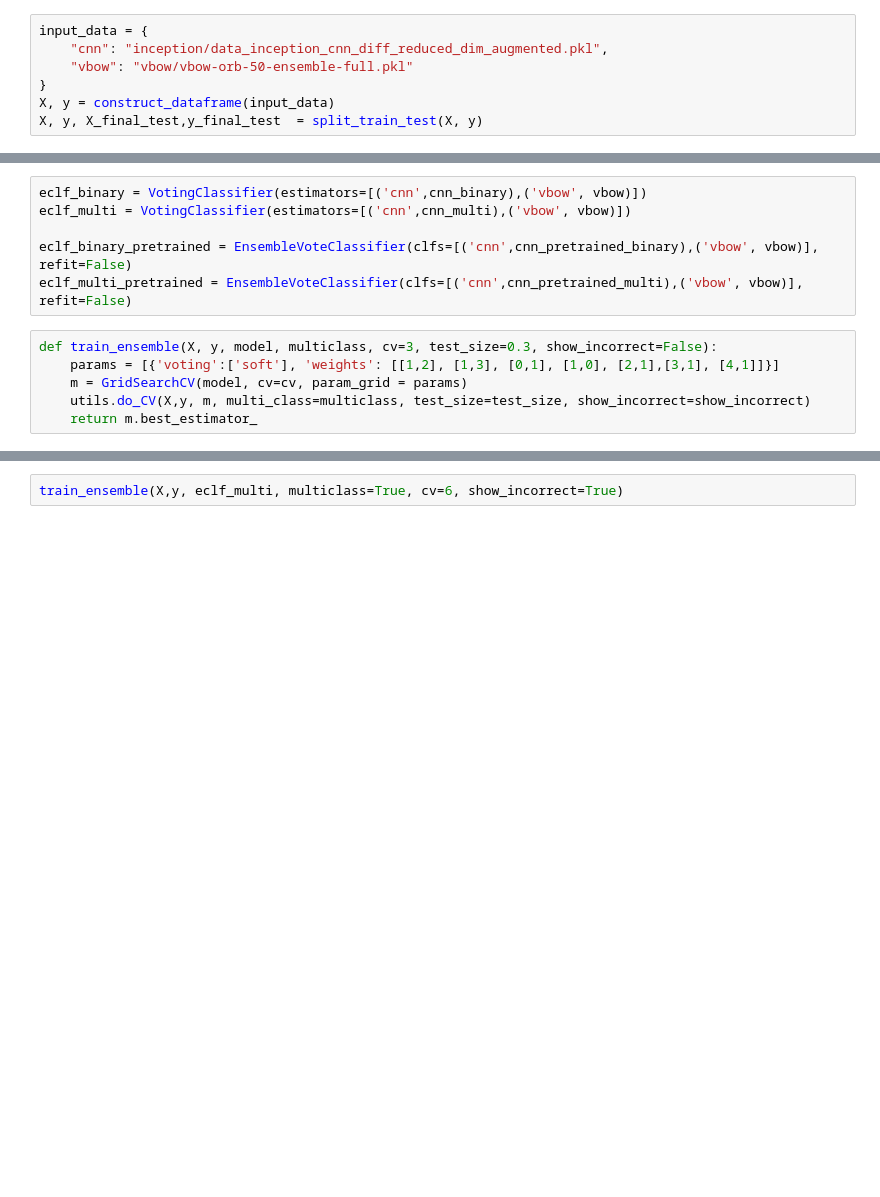
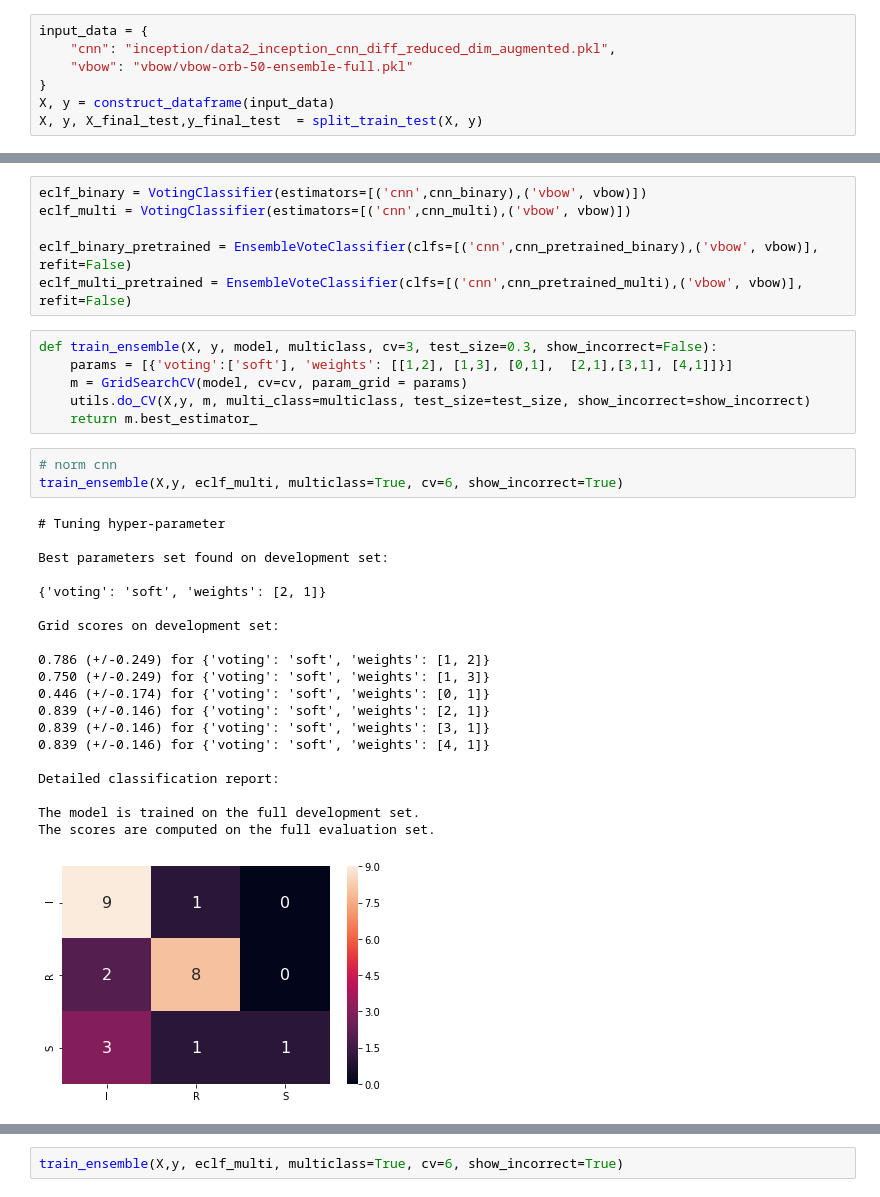
Before and after one commit to annamerk/crmo-diagnosis-using-mri, a Jupyter notebook: Ensemble Voter.ipynb, the cells around one changed output, grey strips where cells are left out. Saved outputs shown, nothing was run; the diff lists cells and outputs as text; blank space fills up the shorter version.

Commit message:
normalize image size

```diff
--- a/Ensemble Voter.ipynb
+++ b/Ensemble Voter.ipynb
@@ -47,7 +59,7 @@ pickle.dump(d, open("vbow/vbow-orb-50-ensemble-full.pkl", 'wb'))
 '\nimport pickle\nd = pd.read_pickle("vbow/vbow-orb-50-ensemble-full.pkl")\nd.index = d.index.str.replace(".tif", "")\npickle.dump(d, open("vbow/vbow-orb-50-ensemble-full.pkl", \'wb\'))\n'
 # %%
 input_data = {
-    "cnn": "inception/data_inception_cnn_diff_reduced_dim_augmented.pkl",
+    "cnn": "inception/data2_inception_cnn_diff_reduced_dim_augmented.pkl",
     "vbow": "vbow/vbow-orb-50-ensemble-full.pkl"
 }
 X, y = construct_dataframe(input_data)
@@ -109,7 +121,31 @@ eclf_binary_pretrained = EnsembleVoteClassifier(clfs=[('cnn',cnn_pretrained_bina
 eclf_multi_pretrained = EnsembleVoteClassifier(clfs=[('cnn',cnn_pretrained_multi),('vbow', vbow)], refit=False)
 # %%
 def train_ensemble(X, y, model, multiclass, cv=3, test_size=0.3, show_incorrect=False):
-    params = [{'voting':['soft'], 'weights': [[1,2], [1,3], [0,1], [1,0], [2,1],[3,1], [4,1]]}]
+    params = [{'voting':['soft'], 'weights': [[1,2], [1,3], [0,1],  [2,1],[3,1], [4,1]]}]
     m = GridSearchCV(model, cv=cv, param_grid = params)
     utils.do_CV(X,y, m, multi_class=multiclass, test_size=test_size, show_incorrect=show_incorrect)
     return m.best_estimator_
+# %%
+# norm cnn
+train_ensemble(X,y, eclf_multi, multiclass=True, cv=6, show_incorrect=True)
+# %% [output]
+# Tuning hyper-parameter
+
+Best parameters set found on development set:
+
+{'voting': 'soft', 'weights': [2, 1]}
+
+Grid scores on development set:
+
+0.786 (+/-0.249) for {'voting': 'soft', 'weights': [1, 2]}
+0.750 (+/-0.249) for {'voting': 'soft', 'weights': [1, 3]}
+0.446 (+/-0.174) for {'voting': 'soft', 'weights': [0, 1]}
+0.839 (+/-0.146) for {'voting': 'soft', 'weights': [2, 1]}
+0.839 (+/-0.146) for {'voting': 'soft', 'weights': [3, 1]}
+0.839 (+/-0.146) for {'voting': 'soft', 'weights': [4, 1]}
+
+Detailed classification report:
+
+The model is trained on the full development set.
+The scores are computed on the full evaluation set.
+[figure, added]
```
Also changed, not shown: parts of 3 cells of this notebook, 8 other files.
